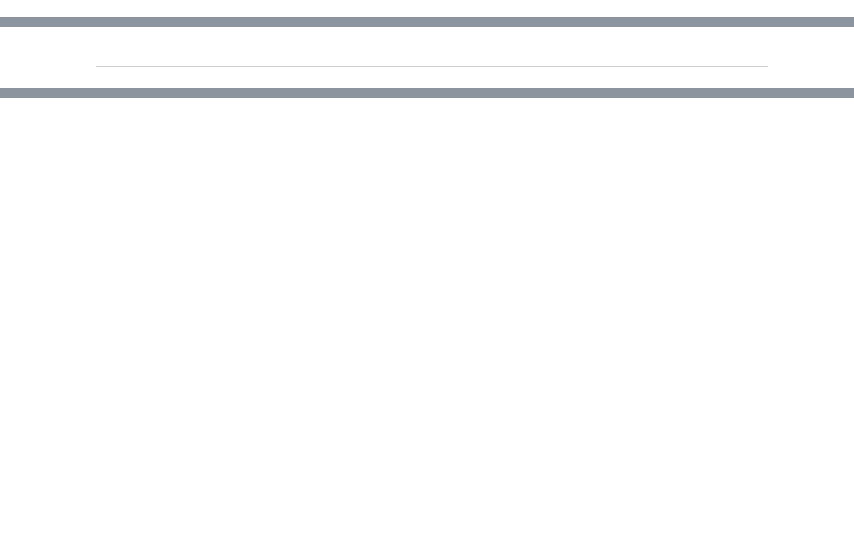
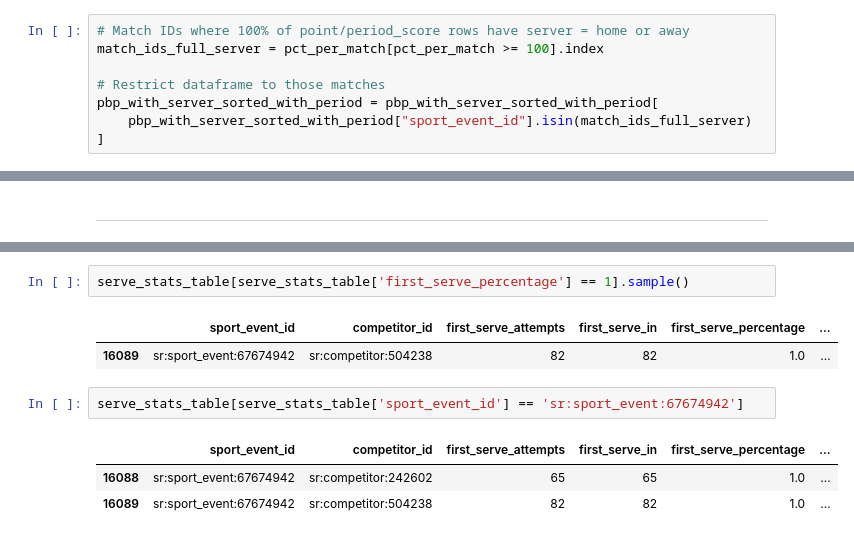
Before and after one commit to mattholden/tennis-origination, a Jupyter notebook: first_set_markets/first_serve_percentage.ipynb, the cells around one changed output, grey strips where cells are left out. Cells and saved outputs as stored; diff of their text form; blank space fills up the shorter version.

```diff
--- a/first_set_markets/first_serve_percentage.ipynb
+++ b/first_set_markets/first_serve_percentage.ipynb
@@ -193,0 +231,8 @@ See the caveats in the documentation: https://pandas.pydata.org/pandas-docs/stab
+# %%
+# Match IDs where 100% of point/period_score rows have server = home or away
+match_ids_full_server = pct_per_match[pct_per_match >= 100].index
+
+# Restrict dataframe to those matches
+pbp_with_server_sorted_with_period = pbp_with_server_sorted_with_period[
+    pbp_with_server_sorted_with_period["sport_event_id"].isin(match_ids_full_server)
+]
@@ -381,0 +487,11 @@ pbp_with_server_sorted_with_period[pbp_with_server_sorted_with_period['sport_eve
+# %%
+serve_stats_table[serve_stats_table['first_serve_percentage'] == 1].sample()
+# %% [output]
+|  | sport_event_id | competitor_id | first_serve_attempts | first_serve_in | first_serve_percentage | ... |
+| 16089 | sr:sport_event:67674942 | sr:competitor:504238 | 82 | 82 | 1.0 | ... |
+# %%
+serve_stats_table[serve_stats_table['sport_event_id'] == 'sr:sport_event:67674942']
+# %% [output]
+|  | sport_event_id | competitor_id | first_serve_attempts | first_serve_in | first_serve_percentage | ... |
+| 16088 | sr:sport_event:67674942 | sr:competitor:242602 | 65 | 65 | 1.0 | ... |
+| 16089 | sr:sport_event:67674942 | sr:competitor:504238 | 82 | 82 | 1.0 | ... |
```
Also changed, not shown: parts of 17 cells of this notebook.
